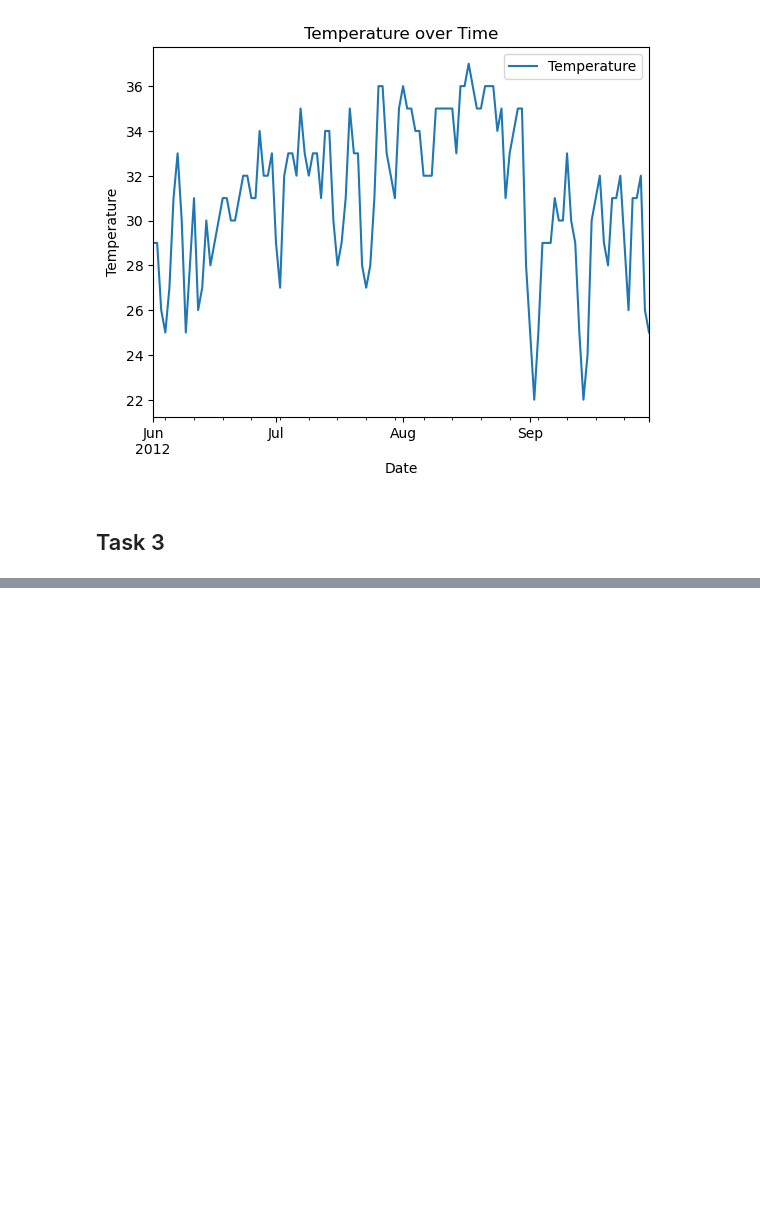
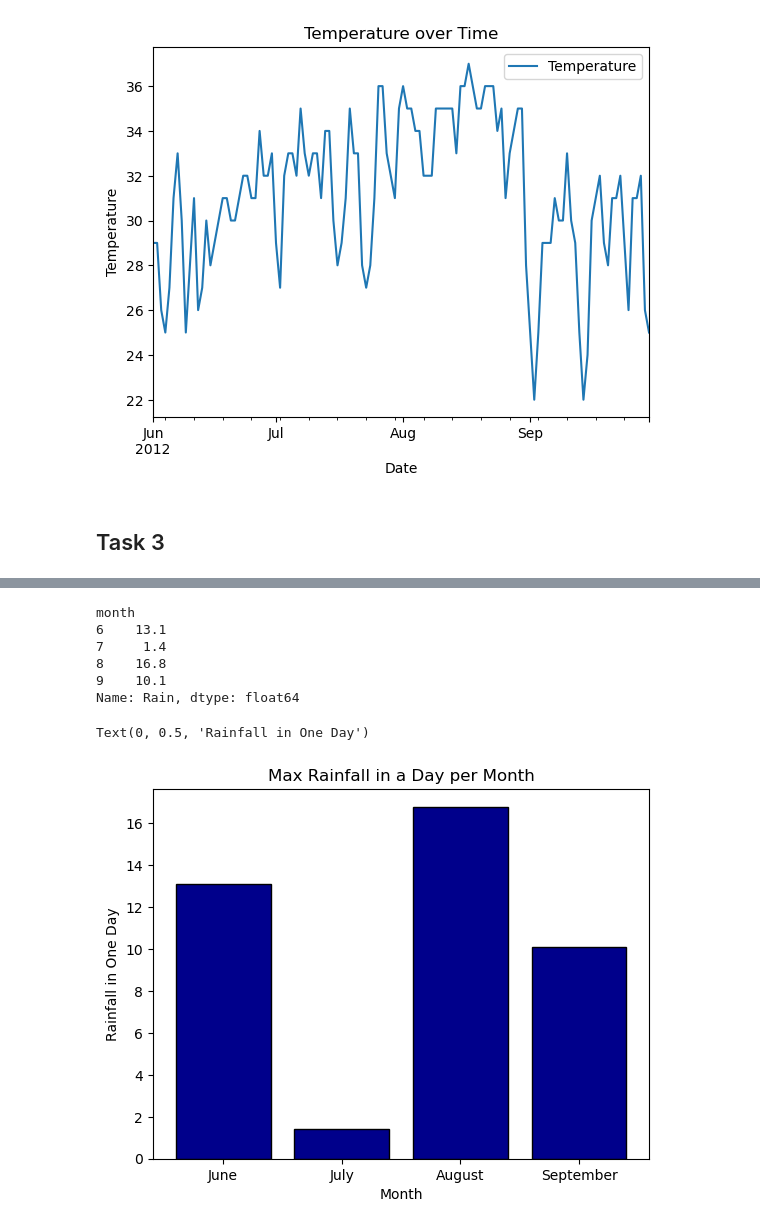
Before and after one commit to Jairik/Data-Visualization-Machine-Learning, a Jupyter notebook: Basic Datasets & Visualization/Basic_Datasets.ipynb, the cells around one changed output, grey strips where cells are left out. Drawn from its saved outputs; the diff is of its cells as text; code cells hidden in the pictures; blank space fills up the shorter version.

```diff
--- a/Basic Datasets & Visualization/Basic_Datasets.ipynb
+++ b/Basic Datasets & Visualization/Basic_Datasets.ipynb
@@ -101,0 +80,21 @@ Text(0, 0.5, 'Average RH')
+# %%
+#months = ['Jan', 'Feb', 'Mar', 'Apr', 'May', 'Jun', 'July', 'Aug', 'Sept', 'Oct', 'Nov', 'Dec']
+b_df_temp = b_df.copy()  # Explicitly make a temporary copy to change dates into strings (and clear warnings)
+b_df_temp['month'] = pd.to_datetime(b_df['month'], format='%m').dt.strftime('%B')  # https://www.geeksforgeeks.org/pandas-series-dt-strftime/
+unique_months = b_df_temp['month'].unique()
+max_rain_per_month = b_df.groupby(['month'])['Rain'].max()
+print(max_rain_per_month)
+plt.bar(unique_months, max_rain_per_month, edgecolor='k', color='darkblue', zorder=1)
+plt.title('Max Rainfall in a Day per Month')
+plt.xlabel('Month')
+plt.ylabel('Rainfall in One Day')
+#plt.grid(True)
+# %% [output]
+month
+6    13.1
+7     1.4
+8    16.8
+9    10.1
+Name: Rain, dtype: float64
+Text(0, 0.5, 'Rainfall in One Day')
+[figure, added]
```
Also changed, not shown: parts of 14 cells of this notebook, 1 other file.
